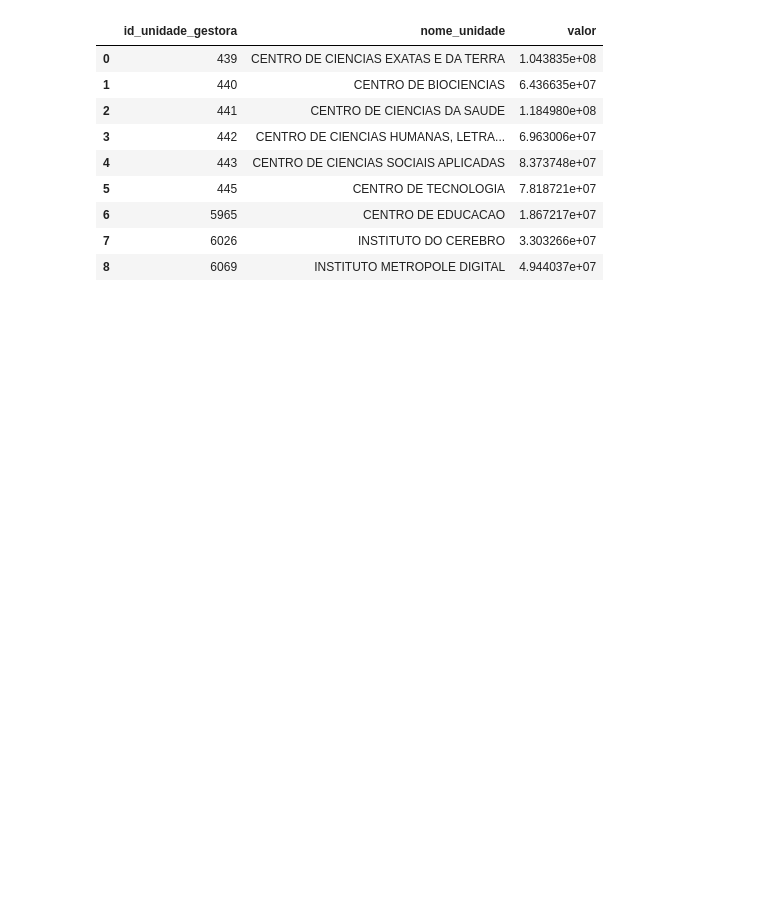
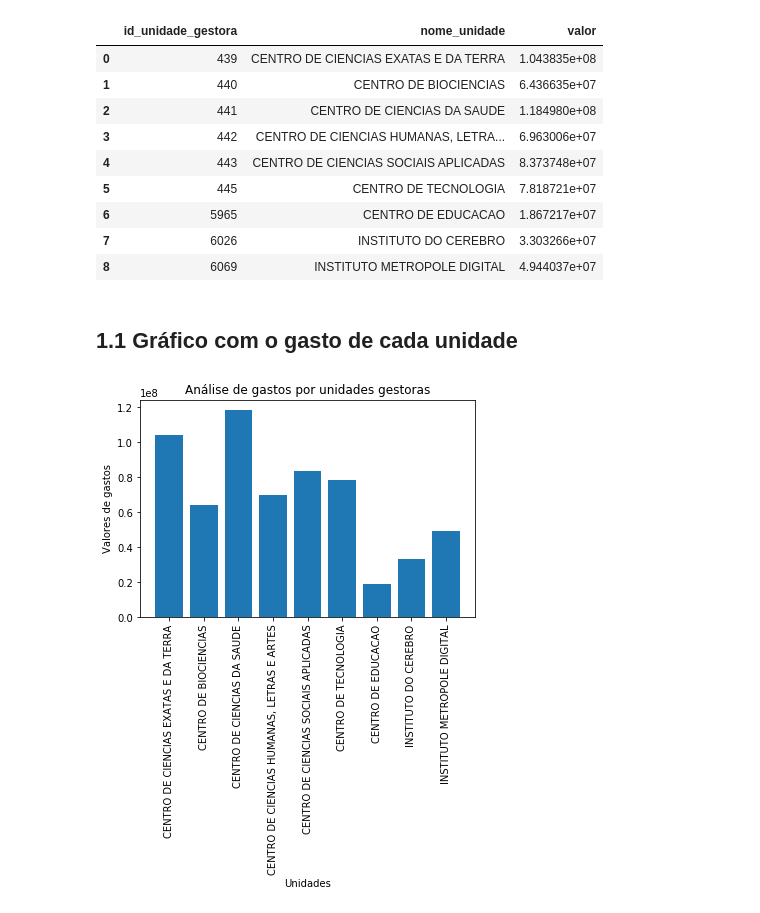
Before and after one commit to thyall/Dados_UFRN, a Jupyter notebook: Gastos_Desempenho.ipynb, the cells around one changed output. Drawn from its saved outputs; the diff is of its cells as text; code cells hidden in the pictures; blank space fills up the shorter version.

```diff
--- a/Gastos_Desempenho.ipynb
+++ b/Gastos_Desempenho.ipynb
@@ -78,3 +80,23 @@ data_gastos_ok
 | 6 | 5965 | CENTRO DE EDUCACAO | 1.867217e+07 |
 | 7 | 6026 | INSTITUTO DO CEREBRO | 3.303266e+07 |
 | 8 | 6069 | INSTITUTO METROPOLE DIGITAL | 4.944037e+07 |
+# %% [markdown]
+## 1.1 Gráfico com o gasto de cada unidade
+# %%
+#Criação do gráfico relacionando as unidades gestoras com o valor de investimento em cada
+
+#Plot do gráfico
+plt.bar(range(len(data_gastos_ok)), data_gastos_ok["valor"], tick_label = data_gastos_ok["nome_unidade"])
+
+#Customização do gráfico
+plt.title("Análise de gastos por unidades gestoras")
+
+plt.xlabel("Unidades")
+
+plt.ylabel("Valores de gastos")
+
+plt.xticks(rotation = 90)
+
+plt.show()
+# %% [output]
+[figure, added]
```
Also changed, not shown: parts of 15 cells of this notebook.
